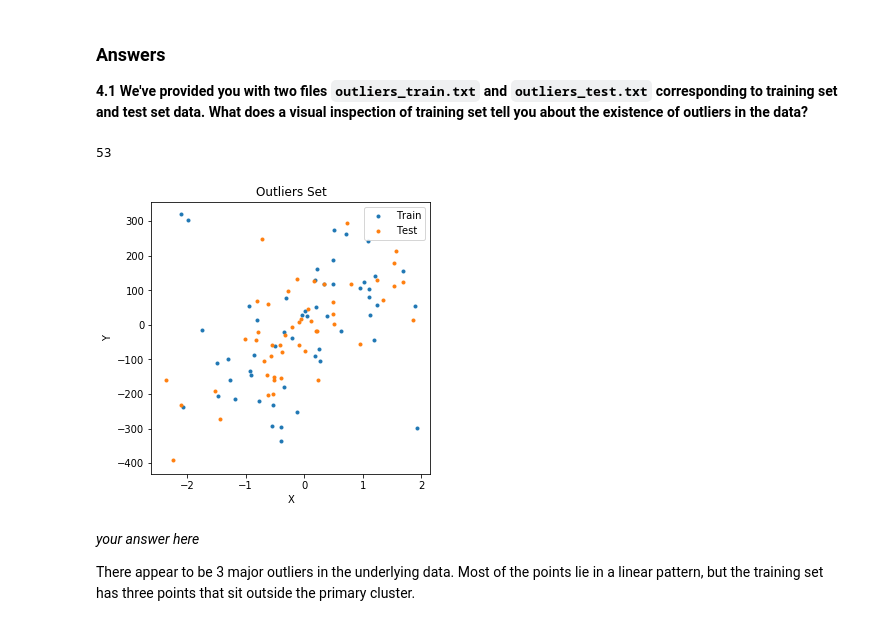
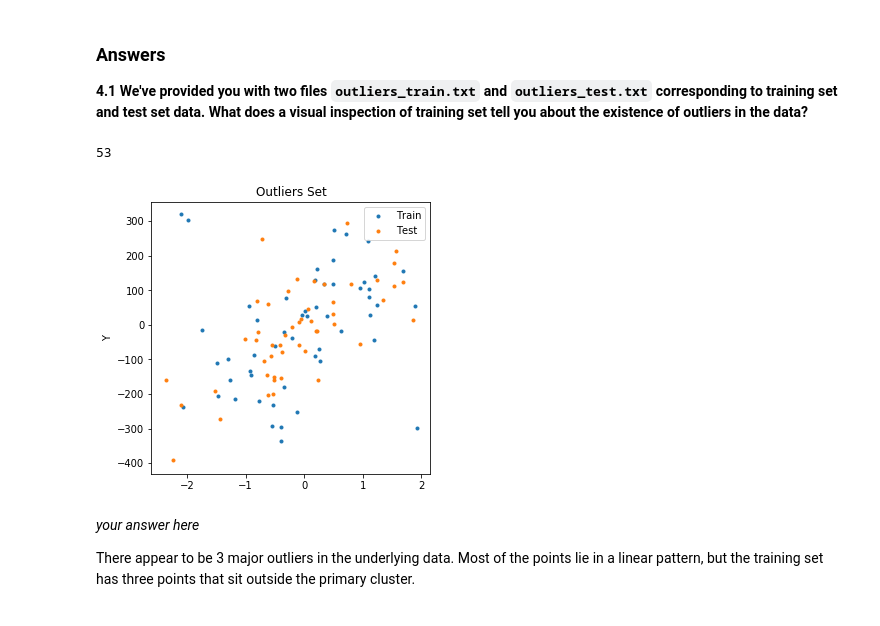
Before and after one commit to kdumontnu/2019-CS109A, a Jupyter notebook: homework/hw2/cs109a_hw2_submit.ipynb, the cells around one changed output. Drawn from its saved outputs; the diff is of its cells as text; code cells hidden in the pictures.

```diff
--- a/homework/hw2/cs109a_hw2_submit.ipynb
+++ b/homework/hw2/cs109a_hw2_submit.ipynb
@@ -450,22 +450,21 @@ You may recall from lectures that OLS Linear Regression can be susceptible to ou
 # %%
 # read the data
 # your code here
 outliers_train = pd.read_csv('./data/outliers_train.csv', low_memory=False)
 outliers_test = pd.read_csv('./data/outliers_test.csv', low_memory=False)
 print(len(outliers_train))
 
 # Your code here
 plt.figure(figsize=(5,5))
 plt.scatter(outliers_train.X, outliers_train.Y, label='Train', marker='.')
 plt.title('Outliers Set')
-plt.xlabel('X')
 plt.ylabel('Y')
 plt.scatter(outliers_test.X, outliers_test.Y, label='Test', marker='.')
 plt.legend()
 no_out = True
 # %% [output]
 53
-[figure, old version]
+[figure, new version]
 # %% [markdown]
 *your answer here*
 
```
Also changed, not shown: parts of 9 cells of this notebook, 1 other file.
